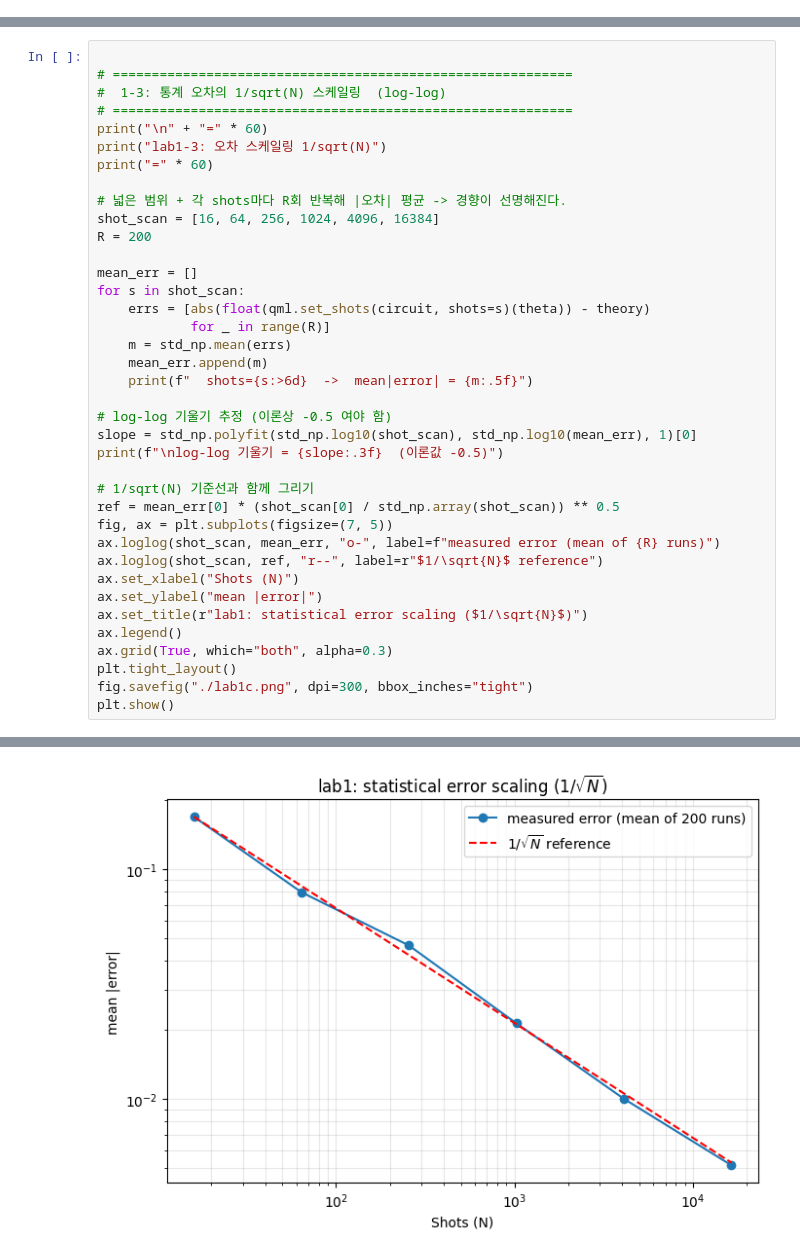
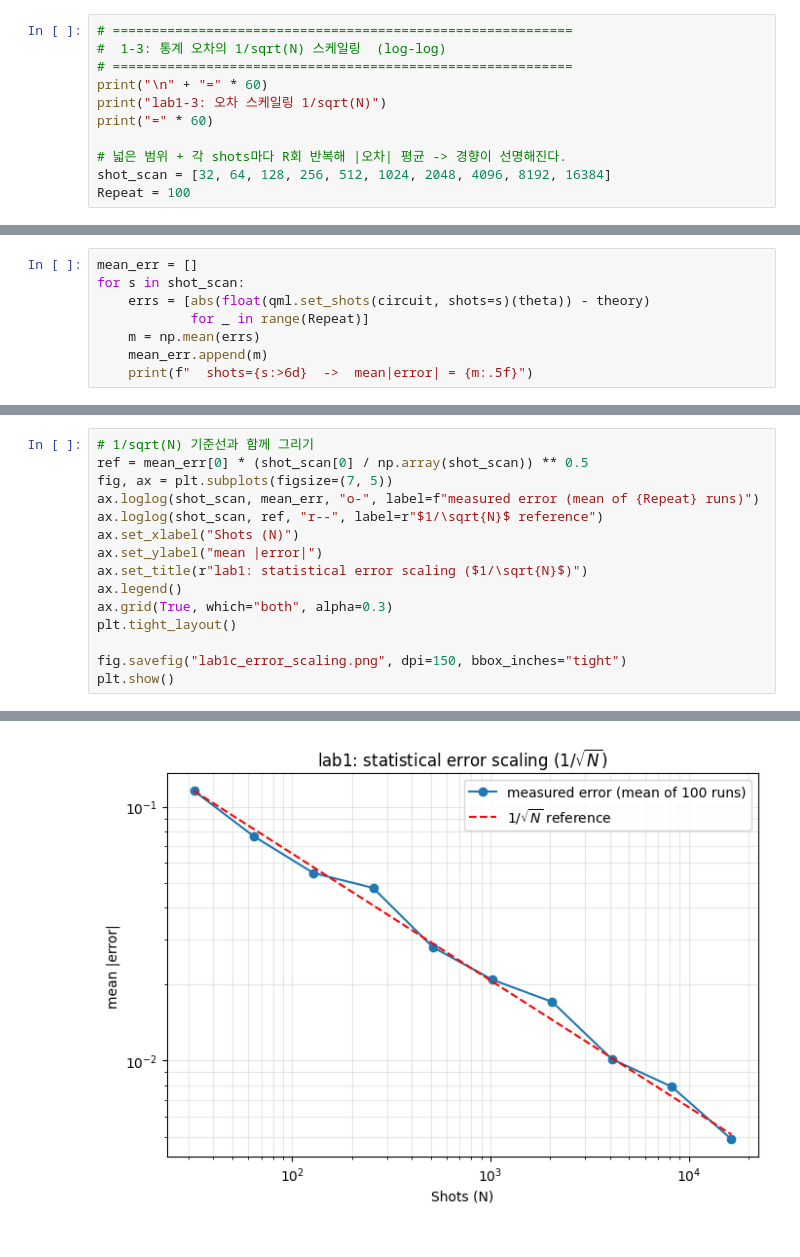
Before and after one commit to hongsukyi/QuantumAI, a Jupyter notebook: Quantum_AI_Course/notebook_July/lab1_circuit.ipynb, the cells around one changed output, grey strips where cells are left out. Drawn from its saved outputs; the diff is of its cells as text.

```diff
--- a/Quantum_AI_Course/notebook_July/lab1_circuit.ipynb
+++ b/Quantum_AI_Course/notebook_July/lab1_circuit.ipynb
@@ -119,0 +121,11 @@ lab1-2: Shots vs Analytic
+# %%
+# ===========================================================
+#  1-3: 통계 오차의 1/sqrt(N) 스케일링  (log-log)
+# ===========================================================
+print("\n" + "=" * 60)
+print("lab1-3: 오차 스케일링 1/sqrt(N)")
+print("=" * 60)
+
+# 넓은 범위 + 각 shots마다 R회 반복해 |오차| 평균 -> 경향이 선명해진다.
+shot_scan = [32, 64, 128, 256, 512, 1024, 2048, 4096, 8192, 16384]
+Repeat = 100
@@ -119,0 +136,8 @@ lab1-2: Shots vs Analytic
+# %%
+mean_err = []
+for s in shot_scan:
+    errs = [abs(float(qml.set_shots(circuit, shots=s)(theta)) - theory)
+            for _ in range(Repeat)]
+    m = np.mean(errs)
+    mean_err.append(m)
+    print(f"  shots={s:>6d}  ->  mean|error| = {m:.5f}")
@@ -120,32 +161,8 @@ lab1-2: Shots vs Analytic
 # %%
-
-# ===========================================================
-#  1-3: 통계 오차의 1/sqrt(N) 스케일링  (log-log)
-# ===========================================================
-print("\n" + "=" * 60)
-print("lab1-3: 오차 스케일링 1/sqrt(N)")
-print("=" * 60)
-
-# 넓은 범위 + 각 shots마다 R회 반복해 |오차| 평균 -> 경향이 선명해진다.
-shot_scan = [16, 64, 256, 1024, 4096, 16384]
-R = 200
-
-mean_err = []
-for s in shot_scan:
-    errs = [abs(float(qml.set_shots(circuit, shots=s)(theta)) - theory)
-            for _ in range(R)]
-    m = std_np.mean(errs)
-    mean_err.append(m)
-    print(f"  shots={s:>6d}  ->  mean|error| = {m:.5f}")
-
-# log-log 기울기 추정 (이론상 -0.5 여야 함)
-slope = std_np.polyfit(std_np.log10(shot_scan), std_np.log10(mean_err), 1)[0]
-print(f"\nlog-log 기울기 = {slope:.3f}  (이론값 -0.5)")
-
 # 1/sqrt(N) 기준선과 함께 그리기
-ref = mean_err[0] * (shot_scan[0] / std_np.array(shot_scan)) ** 0.5
+ref = mean_err[0] * (shot_scan[0] / np.array(shot_scan)) ** 0.5
 fig, ax = plt.subplots(figsize=(7, 5))
-ax.loglog(shot_scan, mean_err, "o-", label=f"measured error (mean of {R} runs)")
+ax.loglog(shot_scan, mean_err, "o-", label=f"measured error (mean of {Repeat} runs)")
 ax.loglog(shot_scan, ref, "r--", label=r"$1/\sqrt{N}$ reference")
 ax.set_xlabel("Shots (N)")
 ax.set_ylabel("mean |error|")
@@ -153,6 +170,7 @@ ax.set_title(r"lab1: statistical error scaling ($1/\sqrt{N}$)")
 ax.legend()
 ax.grid(True, which="both", alpha=0.3)
 plt.tight_layout()
-fig.savefig("./lab1c.png", dpi=300, bbox_inches="tight")
+
+fig.savefig("lab1c_error_scaling.png", dpi=150, bbox_inches="tight")
 plt.show()
 # %% [output]
@@ -170 +177 @@ log-log 기울기 = -0.504  (이론값 -0.5)
-[figure, old version]
+[figure, new version]
```
Also changed, not shown: parts of 16 cells of this notebook.
